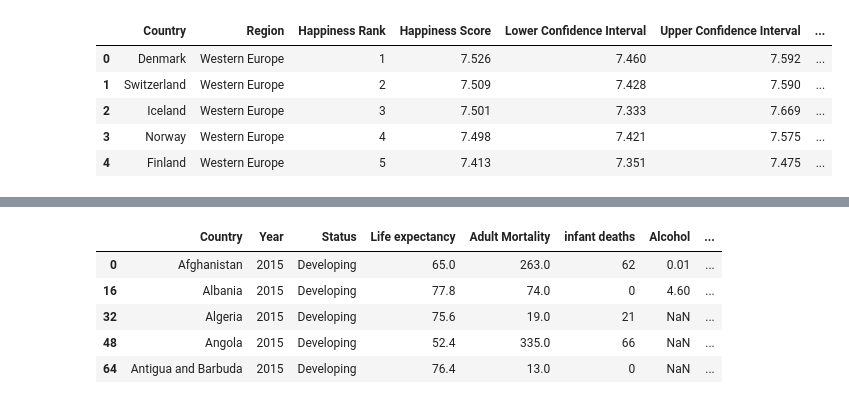
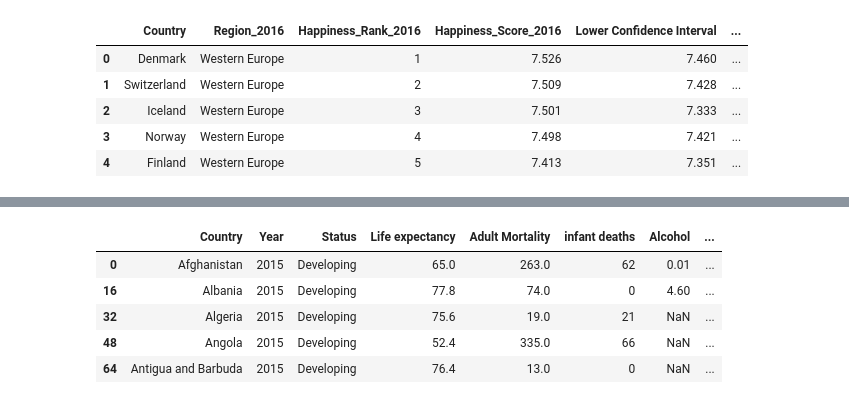
Before and after one commit to xliu510/Happiness, a Jupyter notebook: Import-export-clean-data.ipynb, the cells around one changed output, grey strips where cells are left out. Saved outputs shown, nothing was run; the diff lists cells and outputs as text; code cells hidden in the pictures.

```diff
--- a/Import-export-clean-data.ipynb
+++ b/Import-export-clean-data.ipynb
@@ -22,15 +24,16 @@ World_Happiness_Report_2015_df.head()
 # %%
 #Import csv data World_Happiness_Report_2016.csv
 World_Happiness_Report_2016_csv = os.path.join("data/World_Happiness_Report_2016.csv")
 World_Happiness_Report_2016_df = pd.read_csv(World_Happiness_Report_2016_csv)
+World_Happiness_Report_2016_df.rename(columns={'Region':'Region_2016','Happiness Rank':'Happiness_Rank_2016','Happiness Score':'Happiness_Score_2016','Standard Error':'Standard_Error_2016','Economy (GDP per Capita)':'GDP_per_Capita_2016','Family':'Family_2016','Health (Life Expectancy)':'Health_2016','Freedom':'Freedom_2016','Trust (Government Corruption)':'Government_Trust_2016','Generosity':'Generosity_2016','Dystopia Residual':'Dystopia_Residual_2016'}, inplace=True)
 World_Happiness_Report_2016_df.head()
 # %% [output]
-|  | Country | Region | Happiness Rank | Happiness Score | Lower Confidence Interval | Upper Confidence Interval | ... |
-| 0 | Denmark | Western Europe | 1 | 7.526 | 7.460 | 7.592 | ... |
-| 1 | Switzerland | Western Europe | 2 | 7.509 | 7.428 | 7.590 | ... |
-| 2 | Iceland | Western Europe | 3 | 7.501 | 7.333 | 7.669 | ... |
-| 3 | Norway | Western Europe | 4 | 7.498 | 7.421 | 7.575 | ... |
-| 4 | Finland | Western Europe | 5 | 7.413 | 7.351 | 7.475 | ... |
+|  | Country | Region_2016 | Happiness_Rank_2016 | Happiness_Score_2016 | Lower Confidence Interval | ... |
+| 0 | Denmark | Western Europe | 1 | 7.526 | 7.460 | ... |
+| 1 | Switzerland | Western Europe | 2 | 7.509 | 7.428 | ... |
+| 2 | Iceland | Western Europe | 3 | 7.501 | 7.333 | ... |
+| 3 | Norway | Western Europe | 4 | 7.498 | 7.421 | ... |
+| 4 | Finland | Western Europe | 5 | 7.413 | 7.351 | ... |
 # %%
 #Import csv data World_Happiness_Report_2017.csv
 World_Happiness_Report_2017_csv = os.path.join("data/World_Happiness_Report_2017.csv")
```
Also changed, not shown: parts of 8 cells of this notebook, 1 other file.
